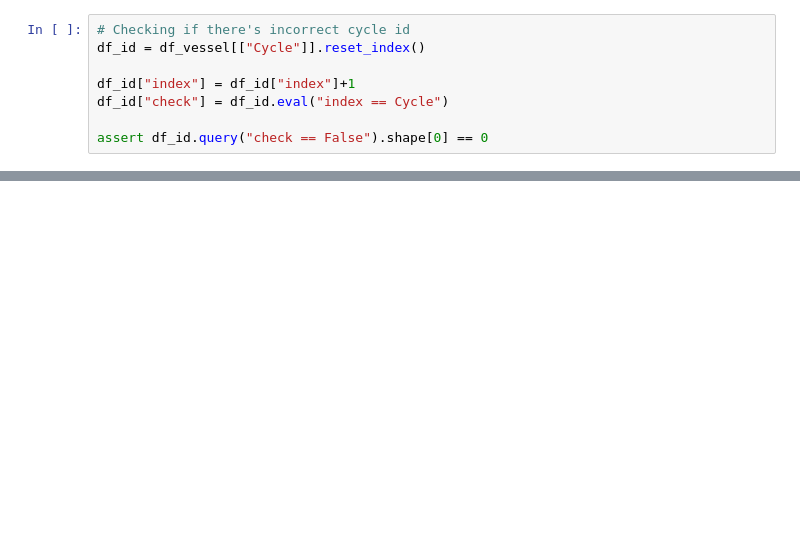
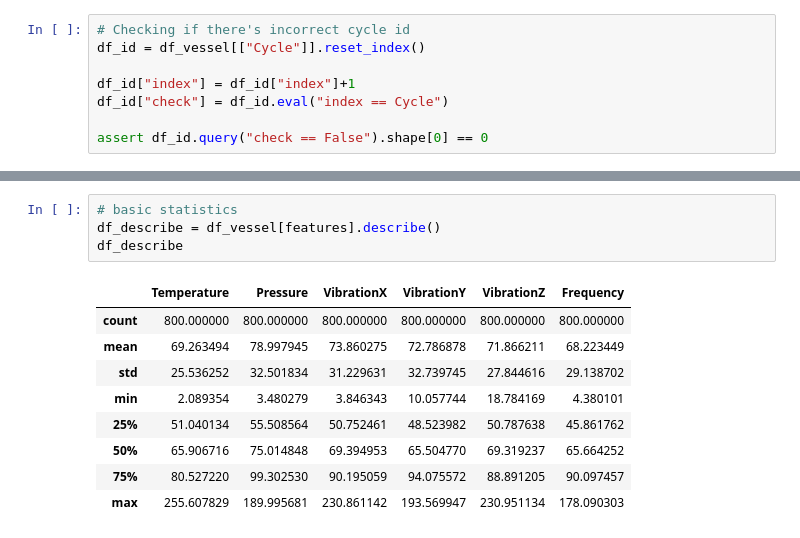
Before and after one commit to daniel64bit/failure-detection, a Jupyter notebook: notebooks/01_eda.ipynb, the cells around one changed output, grey strips where cells are left out. Drawn from its saved outputs; the diff is of its cells as text; blank space fills up the shorter version.

```diff
--- a/notebooks/01_eda.ipynb
+++ b/notebooks/01_eda.ipynb
@@ -85,0 +115,14 @@ Name: count, dtype: int64
+# %%
+# basic statistics
+df_describe = df_vessel[features].describe()
+df_describe
+# %% [output]
+|  | Temperature | Pressure | VibrationX | VibrationY | VibrationZ | Frequency |
+| count | 800.000000 | 800.000000 | 800.000000 | 800.000000 | 800.000000 | 800.000000 |
+| mean | 69.263494 | 78.997945 | 73.860275 | 72.786878 | 71.866211 | 68.223449 |
+| std | 25.536252 | 32.501834 | 31.229631 | 32.739745 | 27.844616 | 29.138702 |
+| min | 2.089354 | 3.480279 | 3.846343 | 10.057744 | 18.784169 | 4.380101 |
+| 25% | 51.040134 | 55.508564 | 50.752461 | 48.523982 | 50.787638 | 45.861762 |
+| 50% | 65.906716 | 75.014848 | 69.394953 | 65.504770 | 69.319237 | 65.664252 |
+| 75% | 80.527220 | 99.302530 | 90.195059 | 94.075572 | 88.891205 | 90.097457 |
+| max | 255.607829 | 189.995681 | 230.861142 | 193.569947 | 230.951134 | 178.090303 |
```
Also changed, not shown: parts of 6 cells of this notebook.
